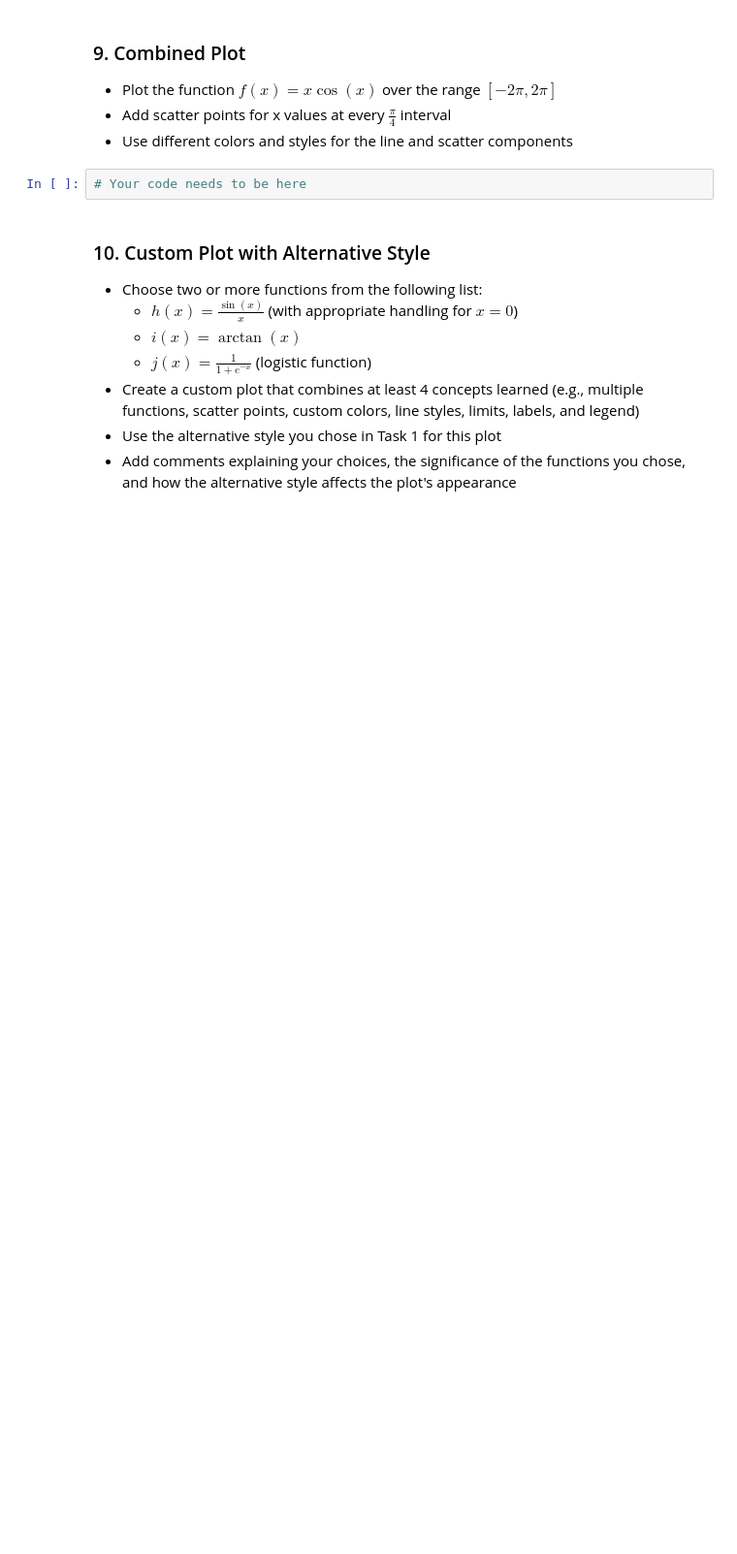
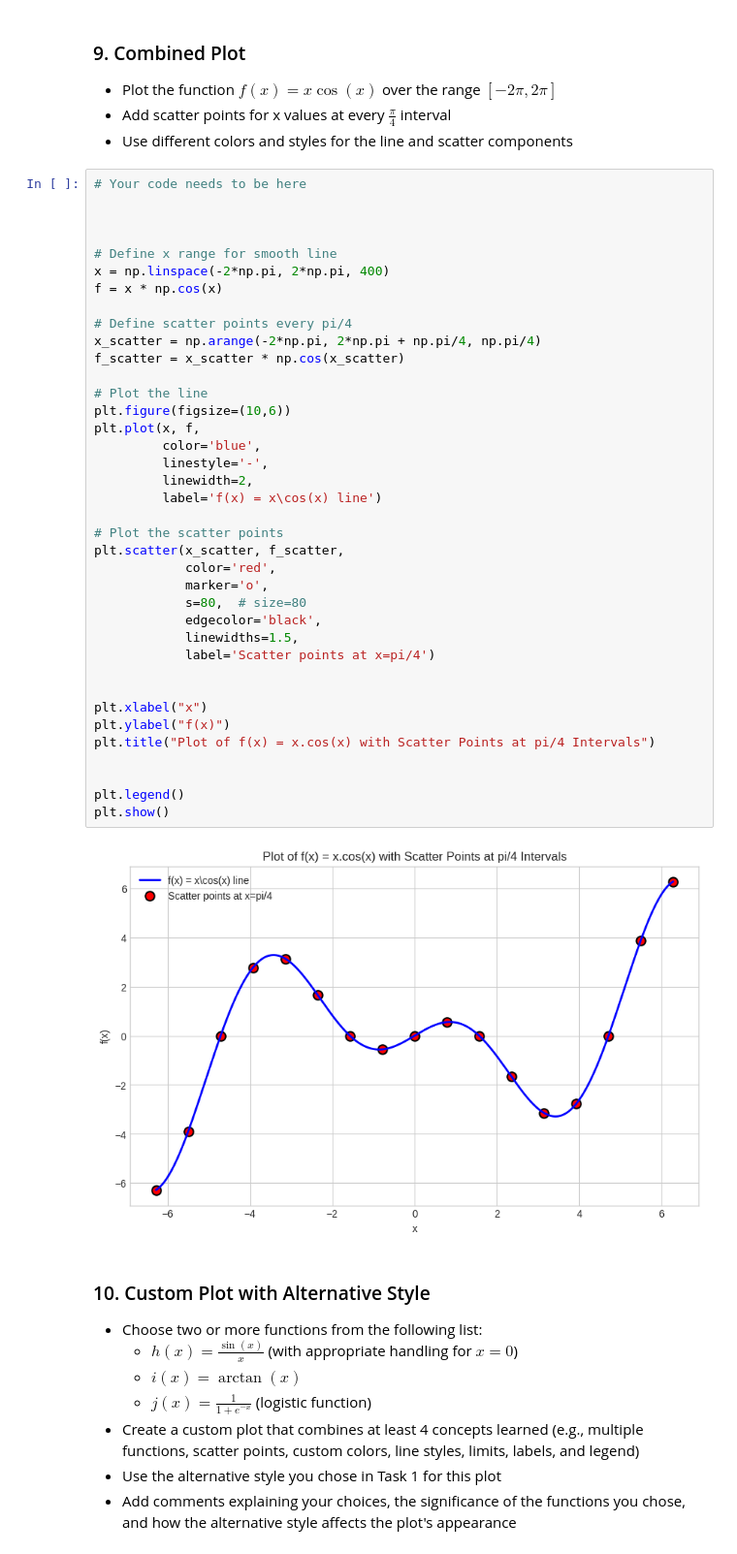
Before and after one commit to sudipto291088/Data110-Fall2025, a Jupyter notebook: Sudipto_Week3_Assignment_fall25.ipynb, the cells around one changed output. Shown at 97% size. Cells and saved outputs as stored; diff of their text form; blank space fills up the shorter version.

```diff
--- a/Sudipto_Week3_Assignment_fall25.ipynb
+++ b/Sudipto_Week3_Assignment_fall25.ipynb
@@ -572,8 +603,46 @@ plt.show()
 - Plot the function $f(x) = x \cos(x)$ over the range $[-2\pi, 2\pi]$
 - Add scatter points for x values at every $\frac{\pi}{4}$ interval
 - Use different colors and styles for the line and scatter components
-# %%
-# Your code needs to be here
+# %%
+# Your code needs to be here
+
+
+
+# Define x range for smooth line
+x = np.linspace(-2*np.pi, 2*np.pi, 400)
+f = x * np.cos(x)
+
+# Define scatter points every pi/4
+x_scatter = np.arange(-2*np.pi, 2*np.pi + np.pi/4, np.pi/4)
+f_scatter = x_scatter * np.cos(x_scatter)
+
+# Plot the line
+plt.figure(figsize=(10,6))
+plt.plot(x, f,
+         color='blue',
+         linestyle='-',
+         linewidth=2,
+         label='f(x) = x\cos(x) line')
+
+# Plot the scatter points
+plt.scatter(x_scatter, f_scatter,
+            color='red',
+            marker='o',
+            s=80,  # size=80
+            edgecolor='black',
+            linewidths=1.5,
+            label='Scatter points at x=pi/4')
+
+
+plt.xlabel("x")
+plt.ylabel("f(x)")
+plt.title("Plot of f(x) = x.cos(x) with Scatter Points at pi/4 Intervals")
+
+
+plt.legend()
+plt.show()
+# %% [output]
+[figure, added]
 # %% [markdown]
 ### 10. Custom Plot with Alternative Style
 
```
Also changed, not shown: parts of 5 cells of this notebook.
